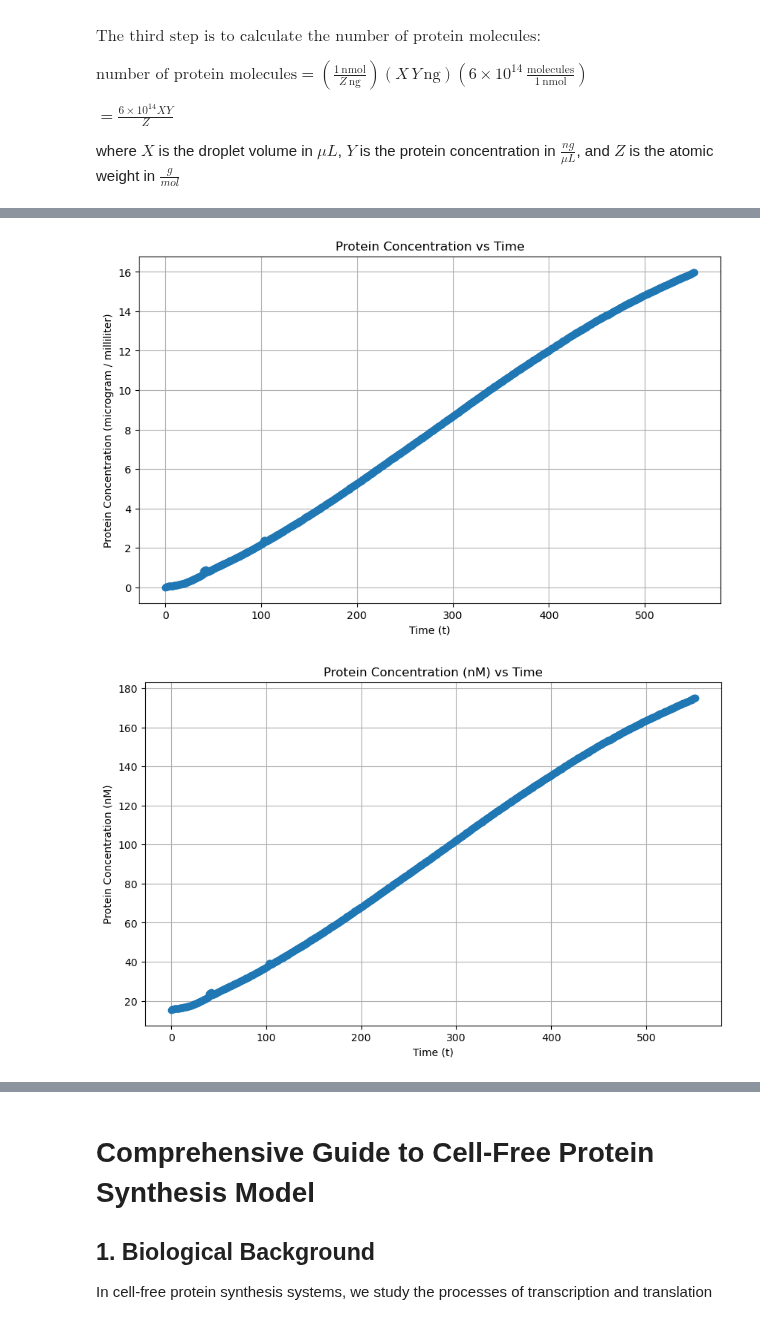
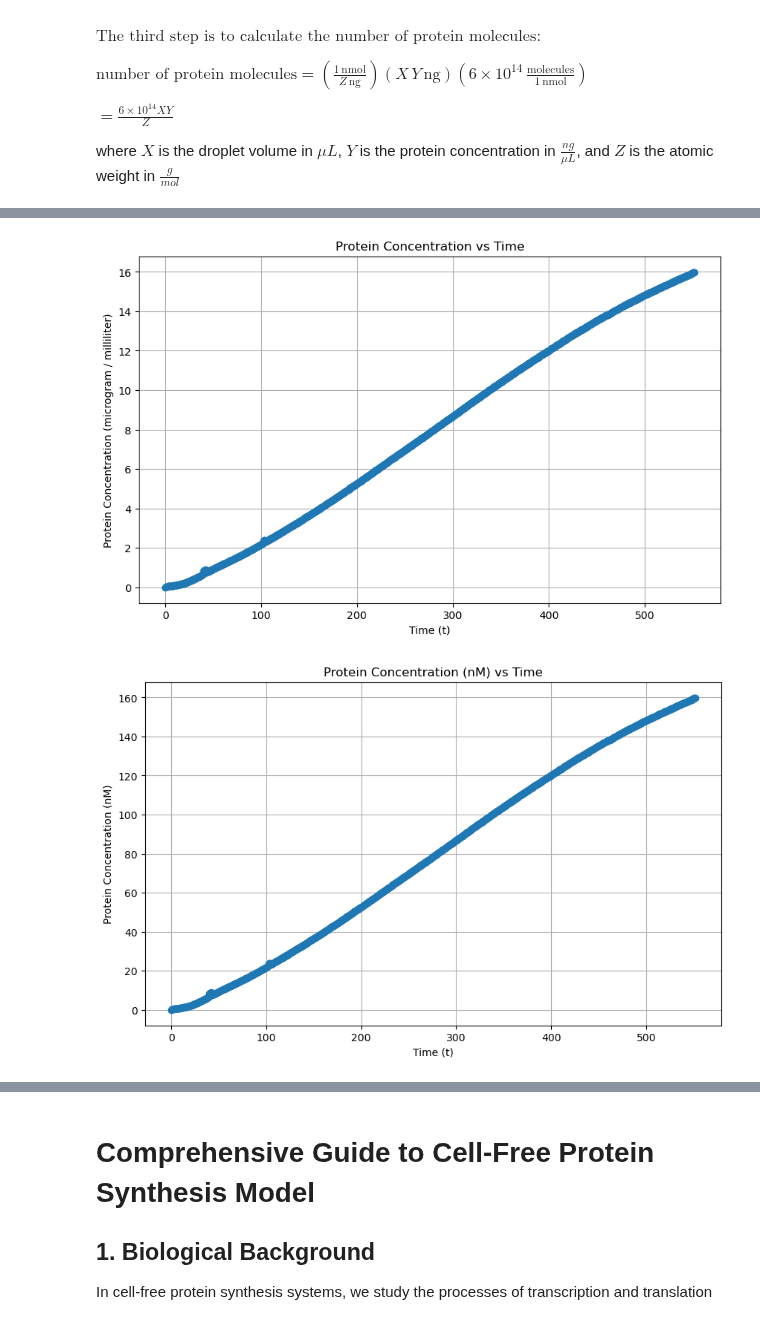
Before and after one commit to dalarios/activedrops_surf, a Jupyter notebook: Week2-HW-Version2-EL.ipynb, the cells around one changed output, grey strips where cells are left out. Saved outputs shown, nothing was run; the diff lists cells and outputs as text; code cells hidden in the pictures.

```diff
--- a/Week2-HW-Version2-EL.ipynb
+++ b/Week2-HW-Version2-EL.ipynb
@@ -99,6 +99,10 @@ def constructDataFrames(timeInterval):
     minimumProteinConcentration = min(proteinConcentration_List)
     adjustedProteinConcentration_List = [x - minimumProteinConcentration for x in proteinConcentration_List]
     proteinConcentration_List = adjustedProteinConcentration_List
+
+    minimumProteinConcentration_nM = min(proteinConcentration_nM_List)
+    adjustedProteinConcentration_List_nM = [x - minimumProteinConcentration_nM for x in proteinConcentration_nM_List]
+    proteinConcentration_nM_List = adjustedProteinConcentration_List_nM
 
     df = pd.DataFrame(meanIntensity_List).reset_index() # Create a data frame
     df = df.rename(columns={"index":"Time (min)", 0:"Mean Intensity"})
@@ -209,34 +213,34 @@ def saveData(fileName): # Saves the data to a CSV file
     writerCSV.writerow(headerRow)
     for i in range(0, len(meanIntensity_List)):
         dataRow = list()
         dataRow.append(timeValues_List[i])
         dataRow.append(meanIntensity_List[i])
         dataRow.append(proteinConcentration_List[i])
         dataRow.append(proteinConcentration_nM_List[i])
         dataRow.append(numberOfProteinMolecules_List[i])
         dataRow.append(rateOfChangeProteinMolecules_List[i])
         writerCSV.writerow(dataRow)
     dataFile.close()
 
 def runAnalysis(paths, calibrationCurvePaths, timeInterval, dropletVolume, mw_kda, fileName):
     calculateMeanIntensity(paths) # 1st function to be called
     getConcentration(calibrationCurvePaths, mw_kda) # 2nd function to be called
     constructDataFrames(timeInterval) # Time interval is passed in minutes. # 3th function to be called
     getNumberOfProteinMolecules(dropletVolume, timeInterval, mw_kda) # For the experiment of the K401 protein, the droplet had a volume of 2 microliters. 4th function to be called
     getRateOfChangeProteinMolecules(timeInterval) # 5th function to be called
     saveData(fileName) # 6th function to be called
 
 
 paths = sorted(glob.glob("/Users/edgarlarios/Dropbox/SURF_activedrops/Edgar/k401-activedrops/img_*********_gfp-4x_000.tif"))
 calibration_curve_paths = sorted(glob.glob("/Users/edgarlarios/Dropbox/SURF_activedrops/Edgar/calibration_curve/***ugml.tif"))
 
 # The molecular weight must be passed in kDa, the volume of the droplet must be passed in microliters, and the time interval must be passed in minutes
 runAnalysis(paths, calibration_curve_paths, 0.5, 0.000002, 100, "proteinsData.csv") # This is the analysis for the "k401" protein
 # %% [output]
 [figure]
 [figure]
 [figure]
-[figure, old version]
+[figure, new version]
 [figure]
 [figure]
 [figure]
```
Also changed, not shown: parts of 4 cells of this notebook, 10 other files.
